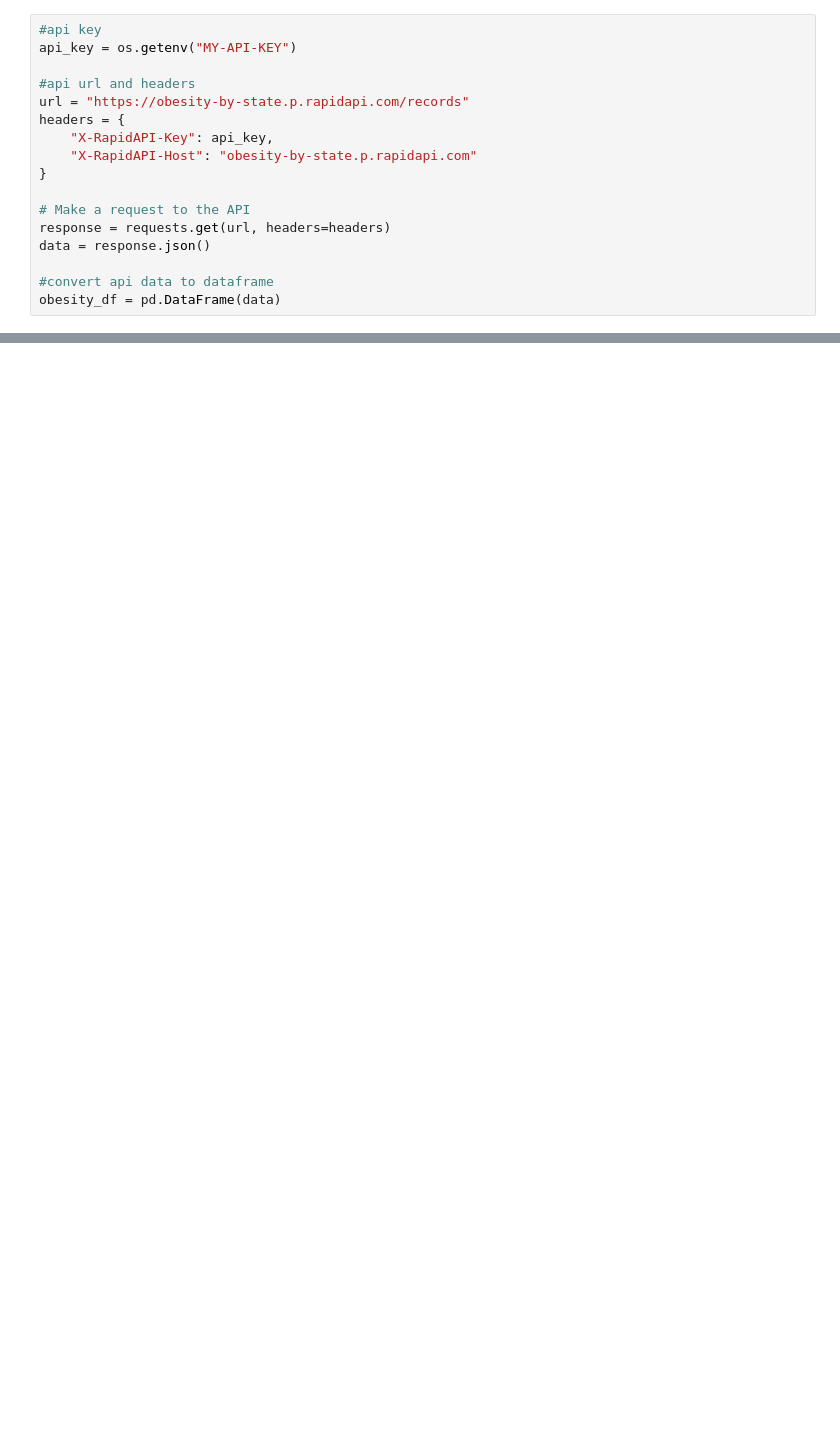
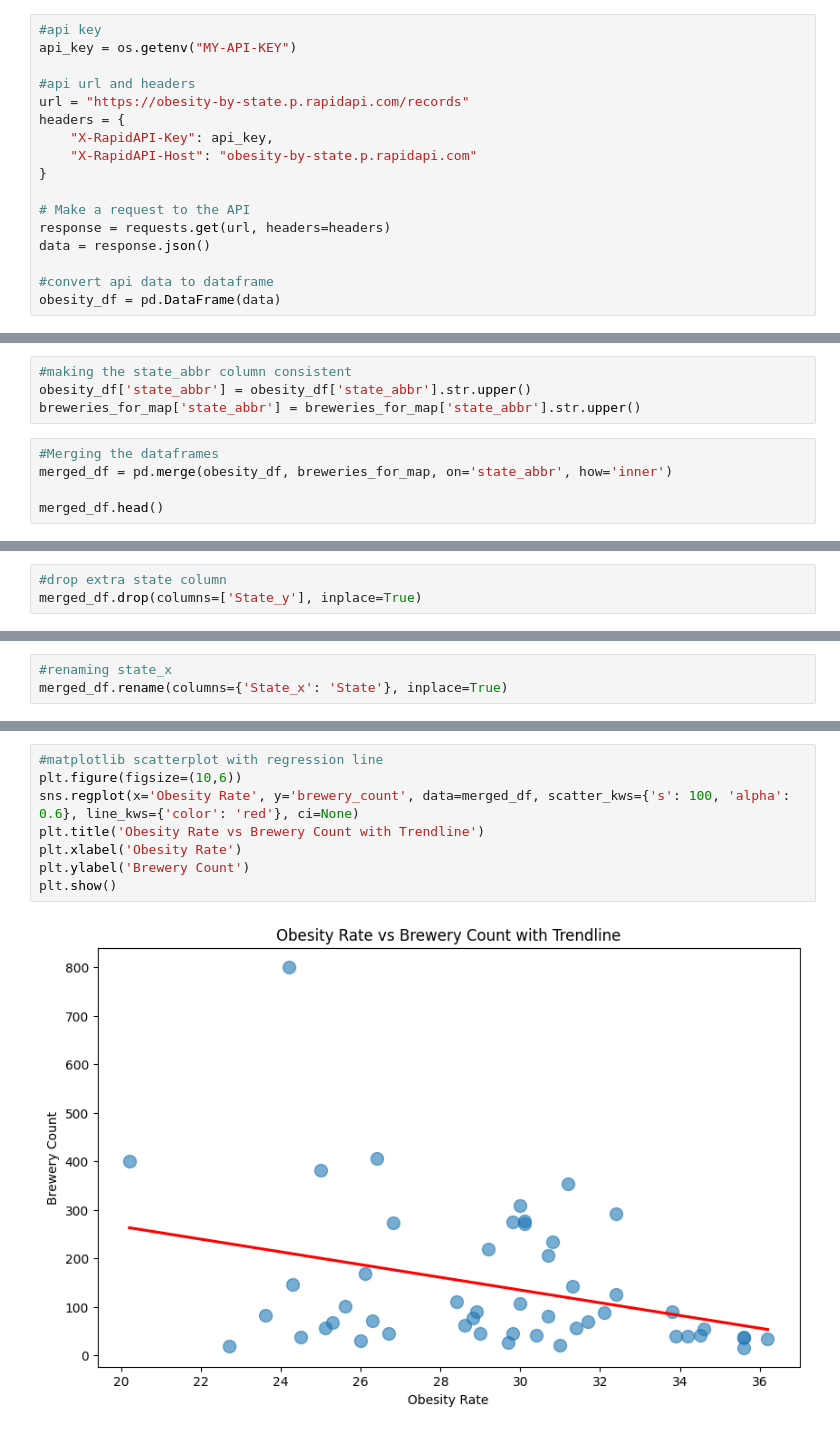
Before and after one commit to andrewb363/Project, a Jupyter notebook: main.ipynb, the cells around one changed output, grey strips where cells are left out. Saved outputs shown, nothing was run; the diff lists cells and outputs as text; blank space fills up the shorter version.

```diff
--- a/main.ipynb
+++ b/main.ipynb
@@ -48,0 +402,9 @@ obesity_df = pd.DataFrame(data)
+# %%
+#making the state_abbr column consistent
+obesity_df['state_abbr'] = obesity_df['state_abbr'].str.upper()
+breweries_for_map['state_abbr'] = breweries_for_map['state_abbr'].str.upper()
+# %%
+#Merging the dataframes
+merged_df = pd.merge(obesity_df, breweries_for_map, on='state_abbr', how='inner')
+
+merged_df.head()
@@ -48,0 +418,3 @@ obesity_df = pd.DataFrame(data)
+# %%
+#drop extra state column
+merged_df.drop(columns=['State_y'], inplace=True)
@@ -48,0 +431,3 @@ obesity_df = pd.DataFrame(data)
+# %%
+#renaming state_x
+merged_df.rename(columns={'State_x': 'State'}, inplace=True)
@@ -48,0 +451,10 @@ obesity_df = pd.DataFrame(data)
+# %%
+#matplotlib scatterplot with regression line
+plt.figure(figsize=(10,6))
+sns.regplot(x='Obesity Rate', y='brewery_count', data=merged_df, scatter_kws={'s': 100, 'alpha': 0.6}, line_kws={'color': 'red'}, ci=None)
+plt.title('Obesity Rate vs Brewery Count with Trendline')
+plt.xlabel('Obesity Rate')
+plt.ylabel('Brewery Count')
+plt.show()
+# %% [output]
+[figure, added]
```
Also changed, not shown: parts of 28 cells of this notebook.
